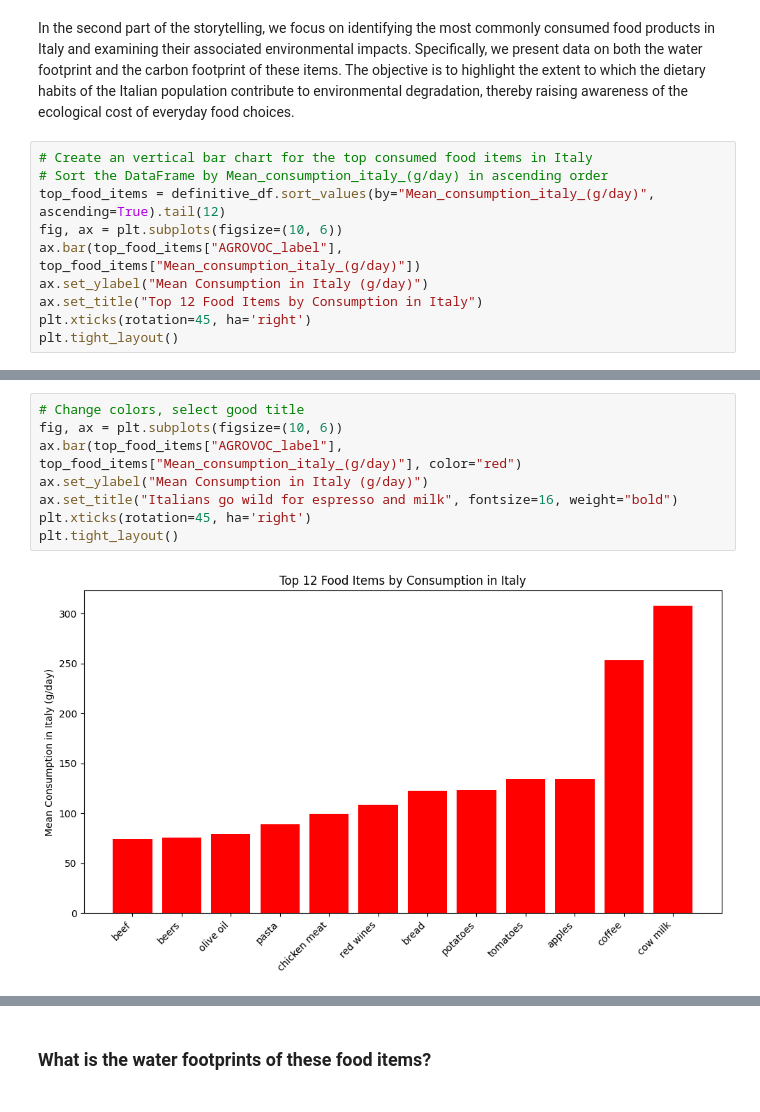
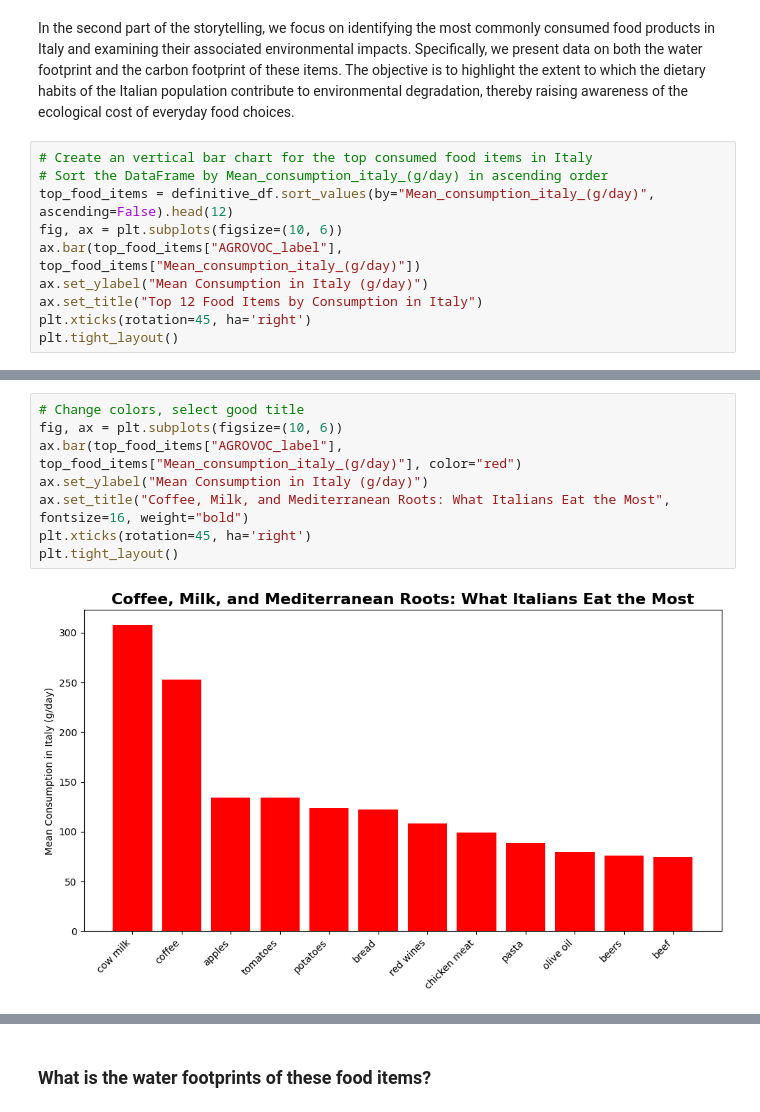
Before and after one commit to TCoaM/TrueCostOfAMeal, a Jupyter notebook: stuff/simo_notebook.ipynb, the cells around one changed output, grey strips where cells are left out. Saved outputs shown, nothing was run; the diff lists cells and outputs as text.

```diff
--- a/stuff/simo_notebook.ipynb
+++ b/stuff/simo_notebook.ipynb
@@ -2281,7 +2299,7 @@ In the second part of the storytelling, we focus on identifying the most commonl
 # %%
 # Create an vertical bar chart for the top consumed food items in Italy
 # Sort the DataFrame by Mean_consumption_italy_(g/day) in ascending order
-top_food_items = definitive_df.sort_values(by="Mean_consumption_italy_(g/day)", ascending=True).tail(12)
+top_food_items = definitive_df.sort_values(by="Mean_consumption_italy_(g/day)", ascending=False).head(12)
 fig, ax = plt.subplots(figsize=(10, 6))
 ax.bar(top_food_items["AGROVOC_label"], top_food_items["Mean_consumption_italy_(g/day)"])
 ax.set_ylabel("Mean Consumption in Italy (g/day)")
@@ -2293,10 +2311,10 @@ plt.tight_layout()
 # %%
 # Change colors, select good title
 fig, ax = plt.subplots(figsize=(10, 6))
 ax.bar(top_food_items["AGROVOC_label"], top_food_items["Mean_consumption_italy_(g/day)"], color="red")
 ax.set_ylabel("Mean Consumption in Italy (g/day)")
-ax.set_title("Italians go wild for espresso and milk", fontsize=16, weight="bold")
+ax.set_title("Coffee, Milk, and Mediterranean Roots: What Italians Eat the Most", fontsize=16, weight="bold")
 plt.xticks(rotation=45, ha='right')
 plt.tight_layout()
 # %% [output]
-[figure, old version]
+[figure, new version]
```
Also changed, not shown: parts of 20 cells of this notebook.
